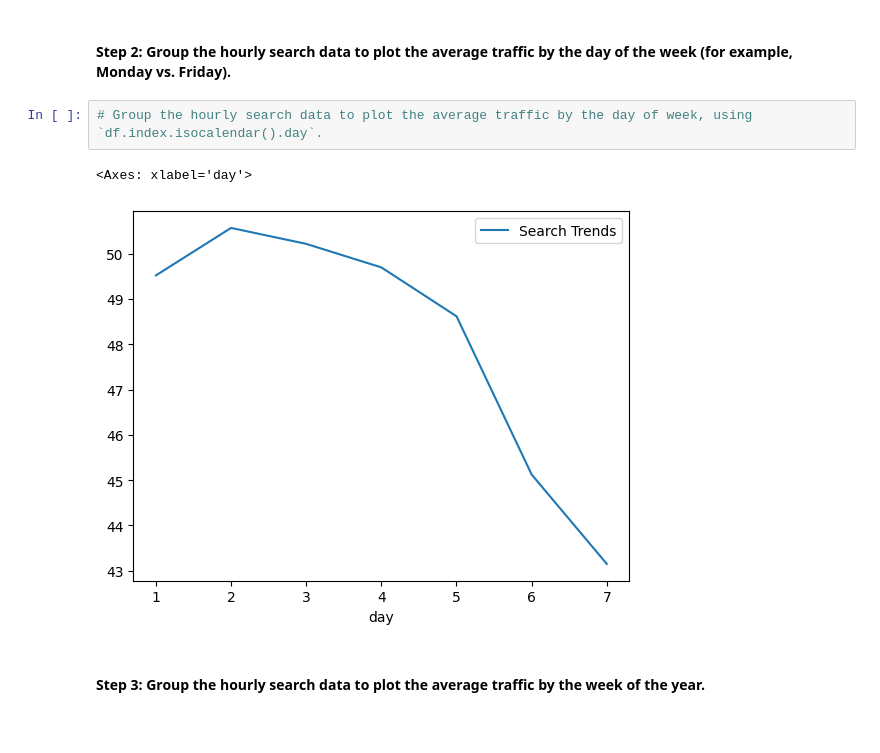
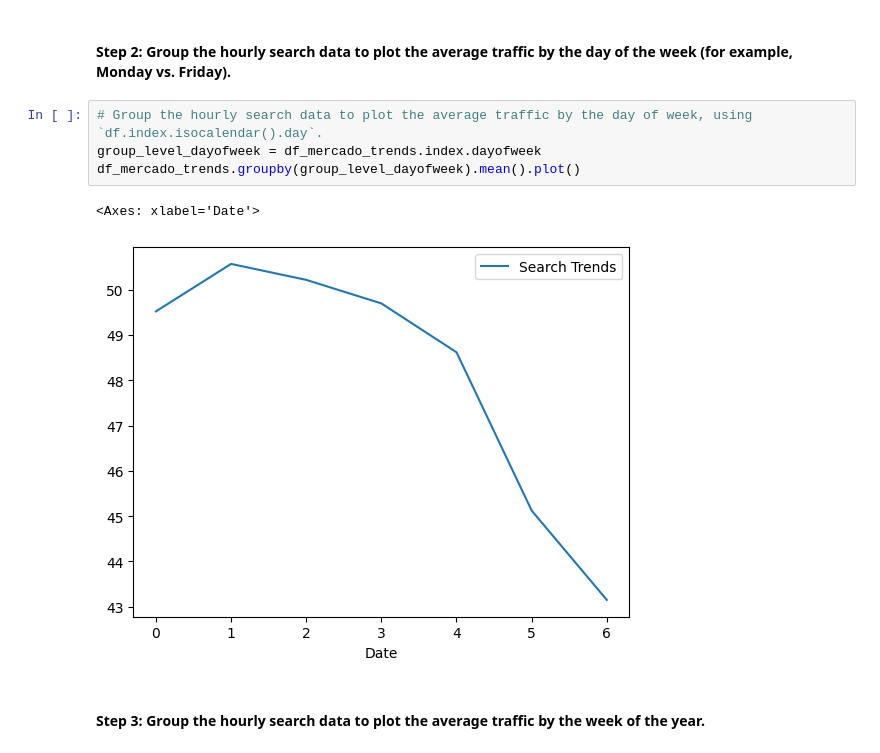
Before and after one commit to azcafriz13/prophet-challenge, a Jupyter notebook: forecasting_net_prophet.ipynb, the cells around one changed output. Saved outputs shown, nothing was run; the diff lists cells and outputs as text.

Commit message:
Part 2 graphics 05-18-2024 550PM MST

```diff
--- a/forecasting_net_prophet.ipynb
+++ b/forecasting_net_prophet.ipynb
@@ -241,9 +243,11 @@ To that end, you want to mine the search traffic data for predictable seasonal p
 #### Step 2: Group the hourly search data to plot the average traffic by the day of the week (for example, Monday vs. Friday).
 # %%
 # Group the hourly search data to plot the average traffic by the day of week, using `df.index.isocalendar().day`.
+group_level_dayofweek = df_mercado_trends.index.dayofweek
+df_mercado_trends.groupby(group_level_dayofweek).mean().plot()
 # %% [output]
-<Axes: xlabel='day'>
+<Axes: xlabel='Date'>
-[figure, old version]
+[figure, new version]
 # %% [markdown]
 #### Step 3: Group the hourly search data to plot the average traffic by the week of the year.
 # %%
```
Also changed, not shown: parts of 4 cells of this notebook.
